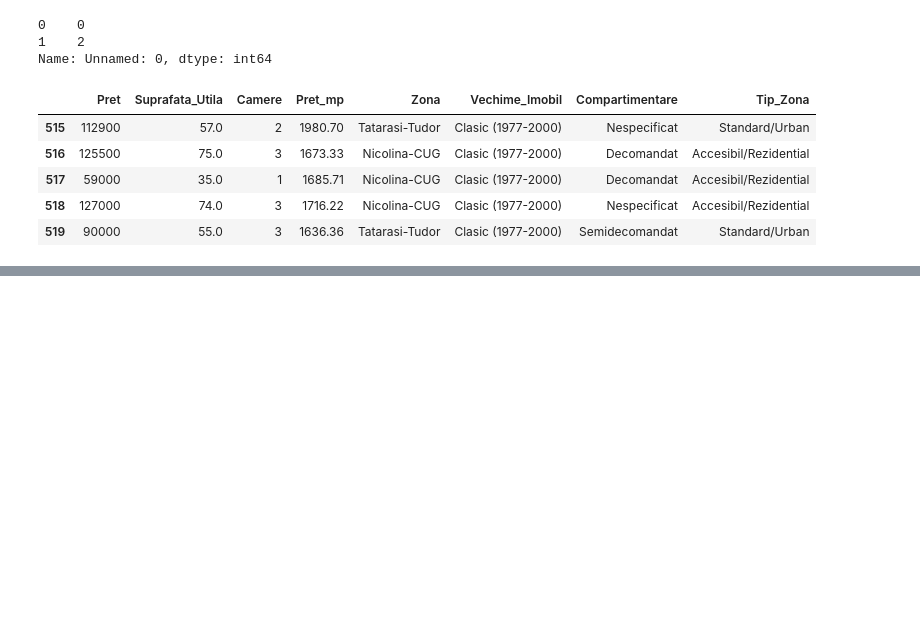
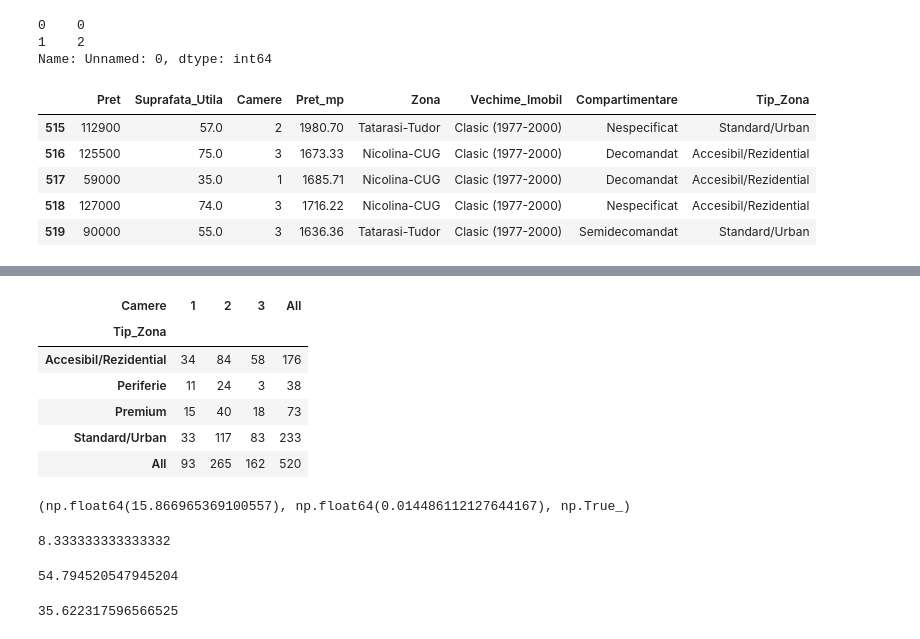
Before and after one commit to BejenaruIoanMatei/iasi-housing-market-analysis, a Jupyter notebook: notebooks/3_exploratory_analysis.ipynb, the cells around one changed output, grey strips where cells are left out. Saved outputs shown, nothing was run; the diff lists cells and outputs as text; code cells hidden in the pictures; blank space fills up the shorter version.

```diff
--- a/notebooks/3_exploratory_analysis.ipynb
+++ b/notebooks/3_exploratory_analysis.ipynb
@@ -49,0 +185,26 @@ Analiza statistica a variabilelor categoriale
+# %%
+pd.crosstab(df['Tip_Zona'], df['Camere'], margins=True)
+# %% [output]
+| Camere | 1 | 2 | 3 | All |
+| Tip_Zona |  |  |  |  |
+| Accesibil/Rezidential | 34 | 84 | 58 | 176 |
+| Periferie | 11 | 24 | 3 | 38 |
+| Premium | 15 | 40 | 18 | 73 |
+| Standard/Urban | 33 | 117 | 83 | 233 |
+| All | 93 | 265 | 162 | 520 |
+# %%
+perform_chi_square_test(df, 'Tip_Zona', 'Camere')
+# %% [output]
+(np.float64(15.866965369100557), np.float64(0.014486112127644167), np.True_)
+# %%
+3/36 * 100
+# %% [output]
+8.333333333333332
+# %%
+40/73 * 100
+# %% [output]
+54.794520547945204
+# %%
+83/233 * 100
+# %% [output]
+35.622317596566525
```
Also changed, not shown: parts of 21 cells of this notebook.
